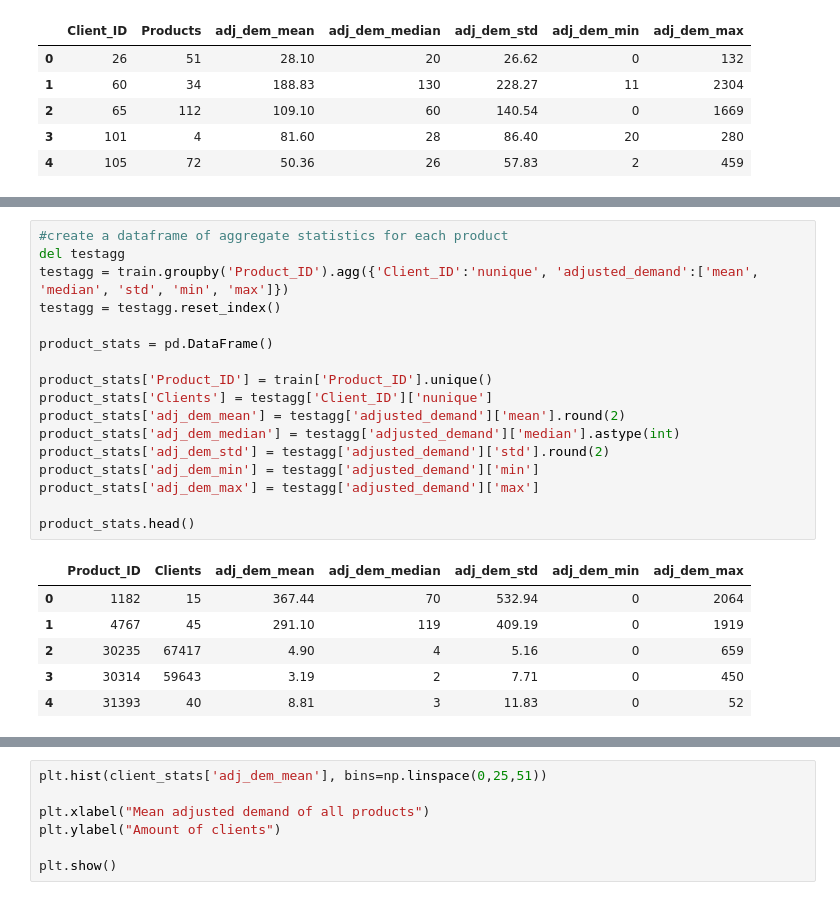
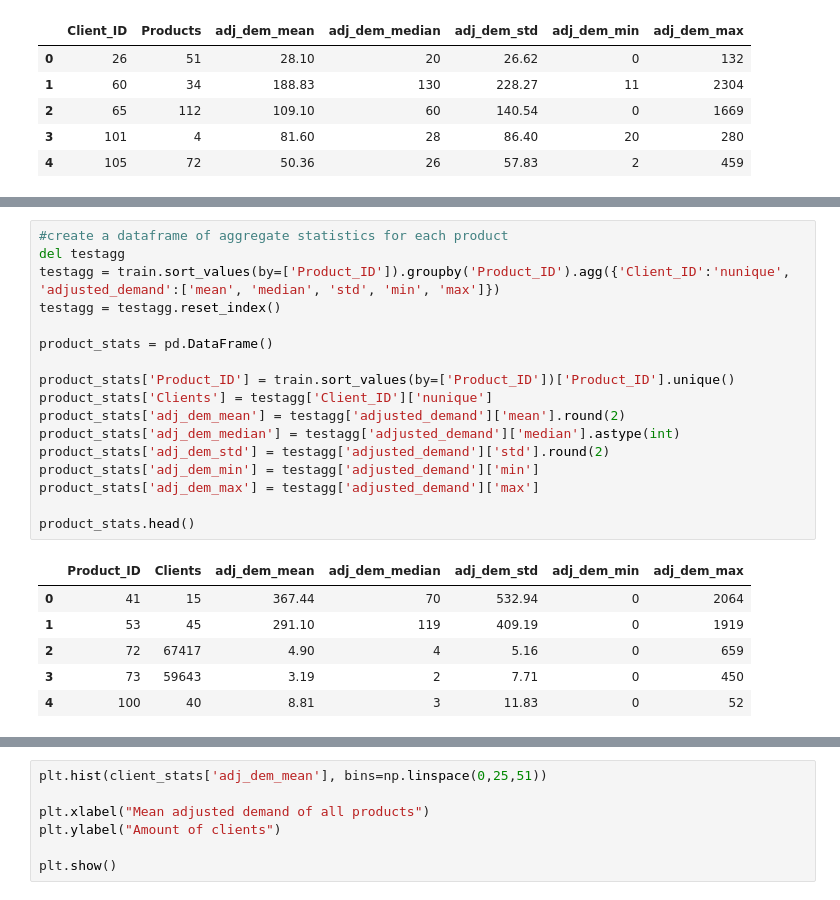
Before and after one commit to ElliotBlackstone/EWinter25_Product_Inventory, a Jupyter notebook: bakery_client_product_stats.ipynb, the cells around one changed output, grey strips where cells are left out. Saved outputs shown, nothing was run; the diff lists cells and outputs as text.

```diff
--- a/bakery_client_product_stats.ipynb
+++ b/bakery_client_product_stats.ipynb
@@ -99,24 +99,24 @@ client_stats.tail()
 # %%
 #create a dataframe of aggregate statistics for each product
 del testagg
-testagg = train.groupby('Product_ID').agg({'Client_ID':'nunique', 'adjusted_demand':['mean', 'median', 'std', 'min', 'max']})
+testagg = train.sort_values(by=['Product_ID']).groupby('Product_ID').agg({'Client_ID':'nunique', 'adjusted_demand':['mean', 'median', 'std', 'min', 'max']})
 testagg = testagg.reset_index()
 
 product_stats = pd.DataFrame()
 
-product_stats['Product_ID'] = train['Product_ID'].unique()
+product_stats['Product_ID'] = train.sort_values(by=['Product_ID'])['Product_ID'].unique()
 product_stats['Clients'] = testagg['Client_ID']['nunique']
 product_stats['adj_dem_mean'] = testagg['adjusted_demand']['mean'].round(2)
 product_stats['adj_dem_median'] = testagg['adjusted_demand']['median'].astype(int)
 product_stats['adj_dem_std'] = testagg['adjusted_demand']['std'].round(2)
 product_stats['adj_dem_min'] = testagg['adjusted_demand']['min']
 product_stats['adj_dem_max'] = testagg['adjusted_demand']['max']
 
 product_stats.head()
 # %% [output]
 |  | Product_ID | Clients | adj_dem_mean | adj_dem_median | adj_dem_std | adj_dem_min | adj_dem_max |
-| 0 | 1182 | 15 | 367.44 | 70 | 532.94 | 0 | 2064 |
-| 1 | 4767 | 45 | 291.10 | 119 | 409.19 | 0 | 1919 |
-| 2 | 30235 | 67417 | 4.90 | 4 | 5.16 | 0 | 659 |
-| 3 | 30314 | 59643 | 3.19 | 2 | 7.71 | 0 | 450 |
-| 4 | 31393 | 40 | 8.81 | 3 | 11.83 | 0 | 52 |
+| 0 | 41 | 15 | 367.44 | 70 | 532.94 | 0 | 2064 |
+| 1 | 53 | 45 | 291.10 | 119 | 409.19 | 0 | 1919 |
+| 2 | 72 | 67417 | 4.90 | 4 | 5.16 | 0 | 659 |
+| 3 | 73 | 59643 | 3.19 | 2 | 7.71 | 0 | 450 |
+| 4 | 100 | 40 | 8.81 | 3 | 11.83 | 0 | 52 |
```
Also changed, not shown: parts of 18 cells of this notebook, 1 other file.
